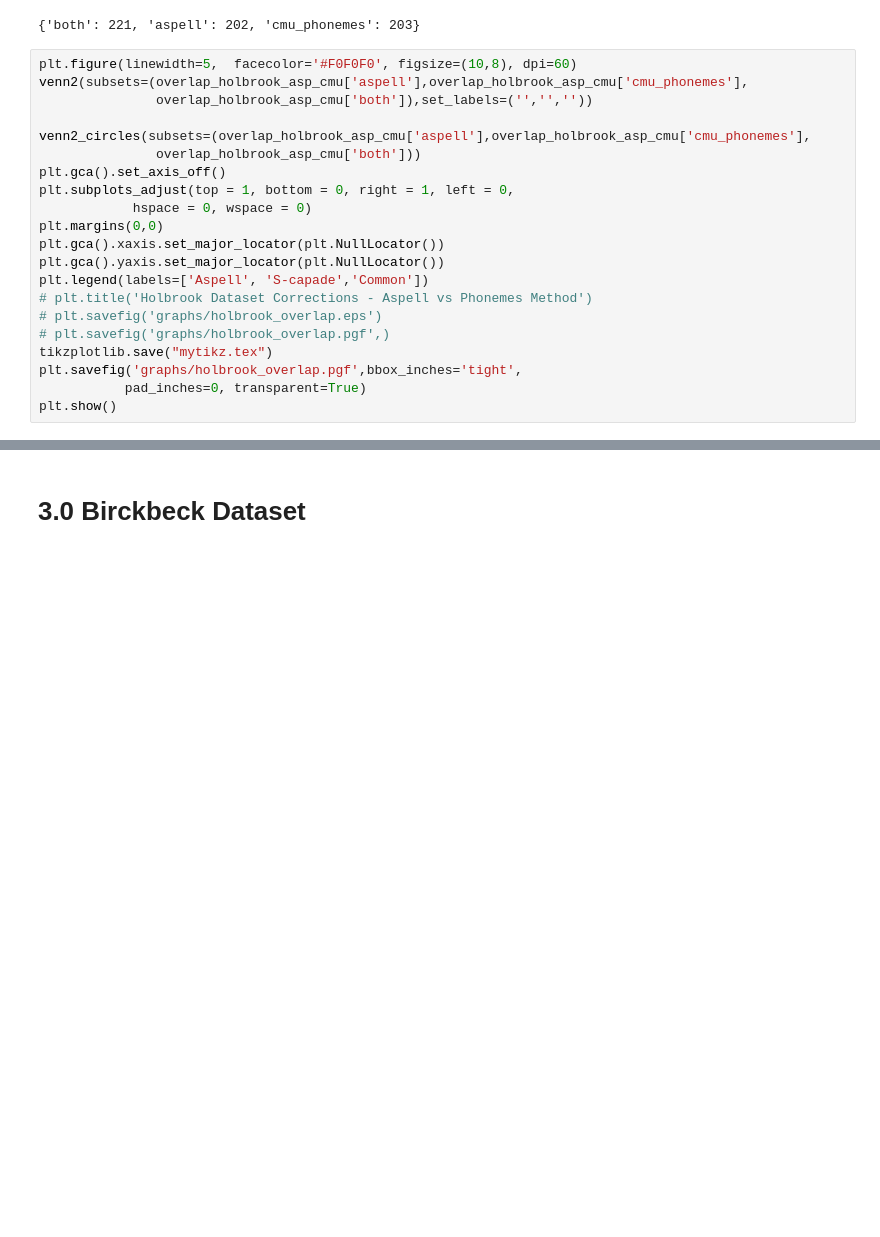
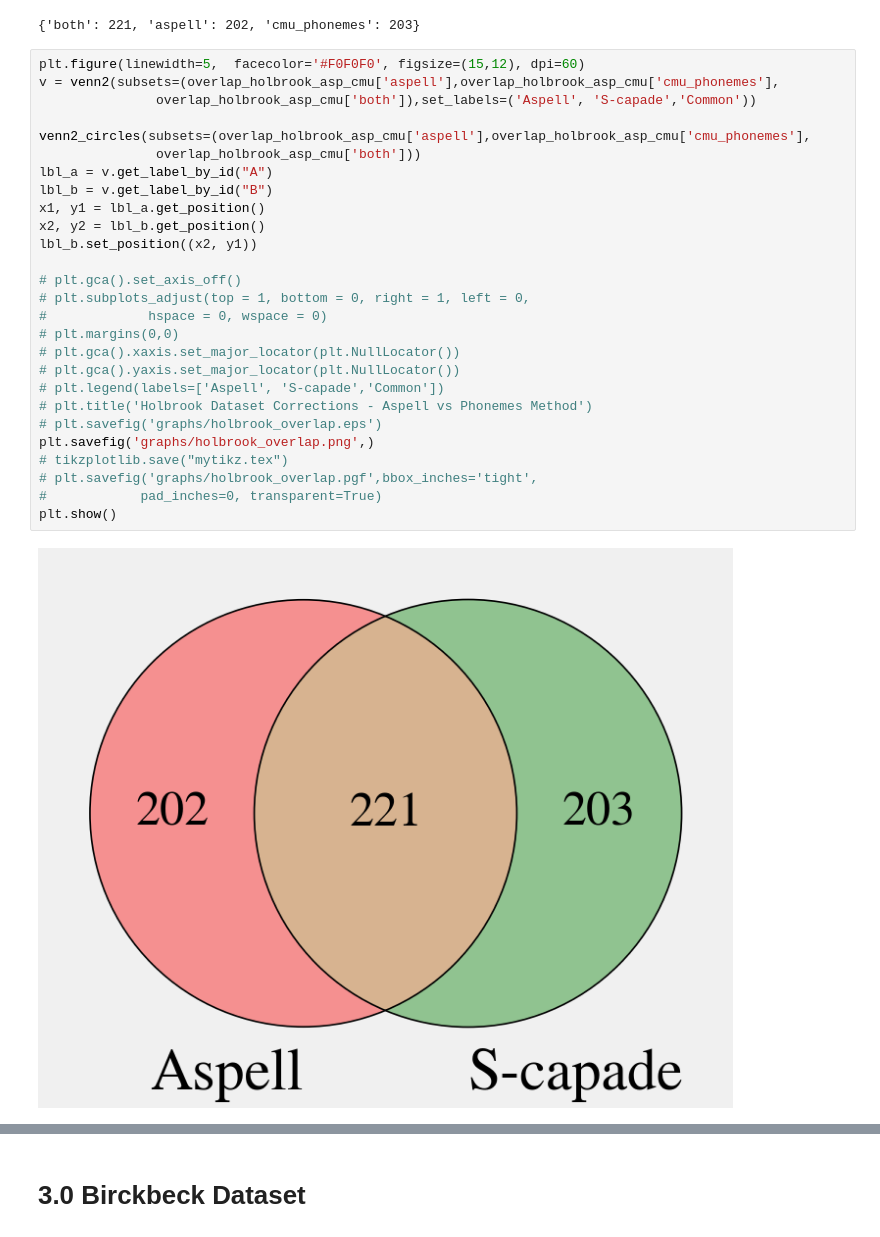
Before and after one commit to ucd-csl/Scapade, a Jupyter notebook: data_analysis/results_spelling_correction_overlap_and_scores.ipynb, the cells around one changed output, grey strips where cells are left out. Saved outputs shown, nothing was run; the diff lists cells and outputs as text; blank space fills up the shorter version.

```diff
--- a/data_analysis/results_spelling_correction_overlap_and_scores.ipynb
+++ b/data_analysis/results_spelling_correction_overlap_and_scores.ipynb
@@ -424,26 +431,34 @@ overlap_holbrook_asp_cmu
 # %% [output]
 {'both': 221, 'aspell': 202, 'cmu_phonemes': 203}
 # %%
-plt.figure(linewidth=5,  facecolor='#F0F0F0', figsize=(10,8), dpi=60)
-venn2(subsets=(overlap_holbrook_asp_cmu['aspell'],overlap_holbrook_asp_cmu['cmu_phonemes'],
-               overlap_holbrook_asp_cmu['both']),set_labels=('','',''))
+plt.figure(linewidth=5,  facecolor='#F0F0F0', figsize=(15,12), dpi=60)
+v = venn2(subsets=(overlap_holbrook_asp_cmu['aspell'],overlap_holbrook_asp_cmu['cmu_phonemes'],
+               overlap_holbrook_asp_cmu['both']),set_labels=('Aspell', 'S-capade','Common'))
 
 venn2_circles(subsets=(overlap_holbrook_asp_cmu['aspell'],overlap_holbrook_asp_cmu['cmu_phonemes'],
                overlap_holbrook_asp_cmu['both']))
-plt.gca().set_axis_off()
-plt.subplots_adjust(top = 1, bottom = 0, right = 1, left = 0,
-            hspace = 0, wspace = 0)
-plt.margins(0,0)
-plt.gca().xaxis.set_major_locator(plt.NullLocator())
-plt.gca().yaxis.set_major_locator(plt.NullLocator())
-plt.legend(labels=['Aspell', 'S-capade','Common'])
+lbl_a = v.get_label_by_id("A")
+lbl_b = v.get_label_by_id("B")
+x1, y1 = lbl_a.get_position()
+x2, y2 = lbl_b.get_position()
+lbl_b.set_position((x2, y1))
+
+# plt.gca().set_axis_off()
+# plt.subplots_adjust(top = 1, bottom = 0, right = 1, left = 0,
+#             hspace = 0, wspace = 0)
+# plt.margins(0,0)
+# plt.gca().xaxis.set_major_locator(plt.NullLocator())
+# plt.gca().yaxis.set_major_locator(plt.NullLocator())
+# plt.legend(labels=['Aspell', 'S-capade','Common'])
 # plt.title('Holbrook Dataset Corrections - Aspell vs Phonemes Method')
 # plt.savefig('graphs/holbrook_overlap.eps')
-# plt.savefig('graphs/holbrook_overlap.pgf',)
-tikzplotlib.save("mytikz.tex")
-plt.savefig('graphs/holbrook_overlap.pgf',bbox_inches='tight',
-           pad_inches=0, transparent=True)
+plt.savefig('graphs/holbrook_overlap.png',)
+# tikzplotlib.save("mytikz.tex")
+# plt.savefig('graphs/holbrook_overlap.pgf',bbox_inches='tight',
+#            pad_inches=0, transparent=True)
 plt.show()
+# %% [output]
+[figure, added]
 # %%
 print(color.BOLD + "Holbrook Overlap Aspell vs Phonemes Method \n" + color.END)
 print_overlap_scores(overlap_holbrook_asp_cmu, 'Aspell')
```
Also changed, not shown: parts of 51 cells of this notebook, 15 other files.
